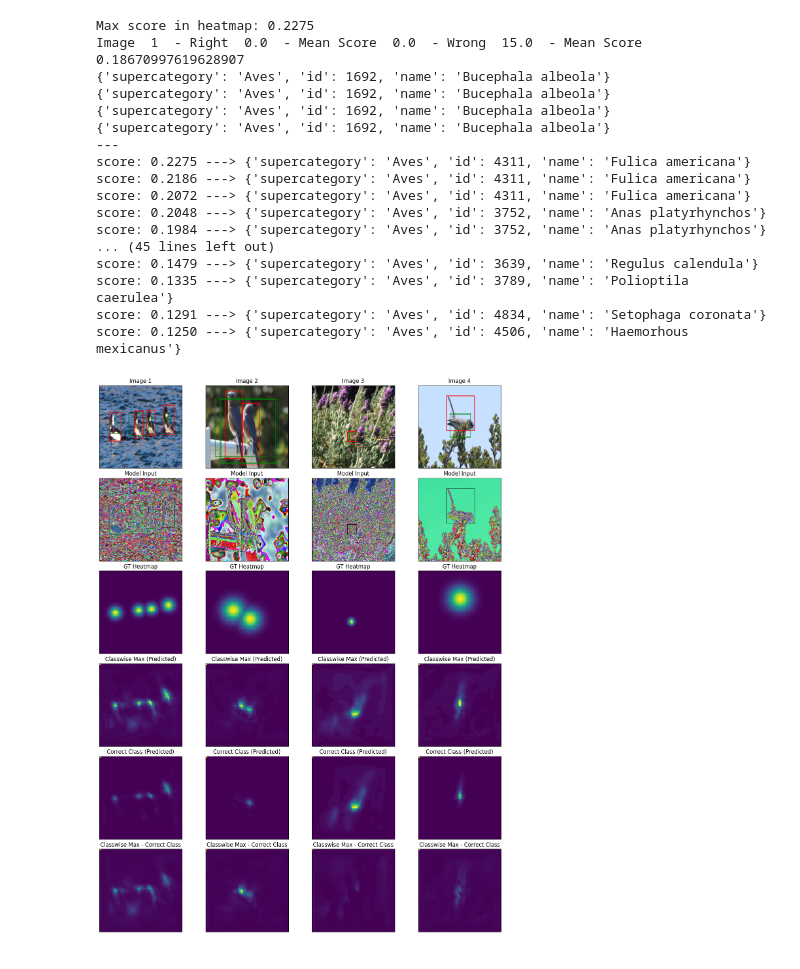
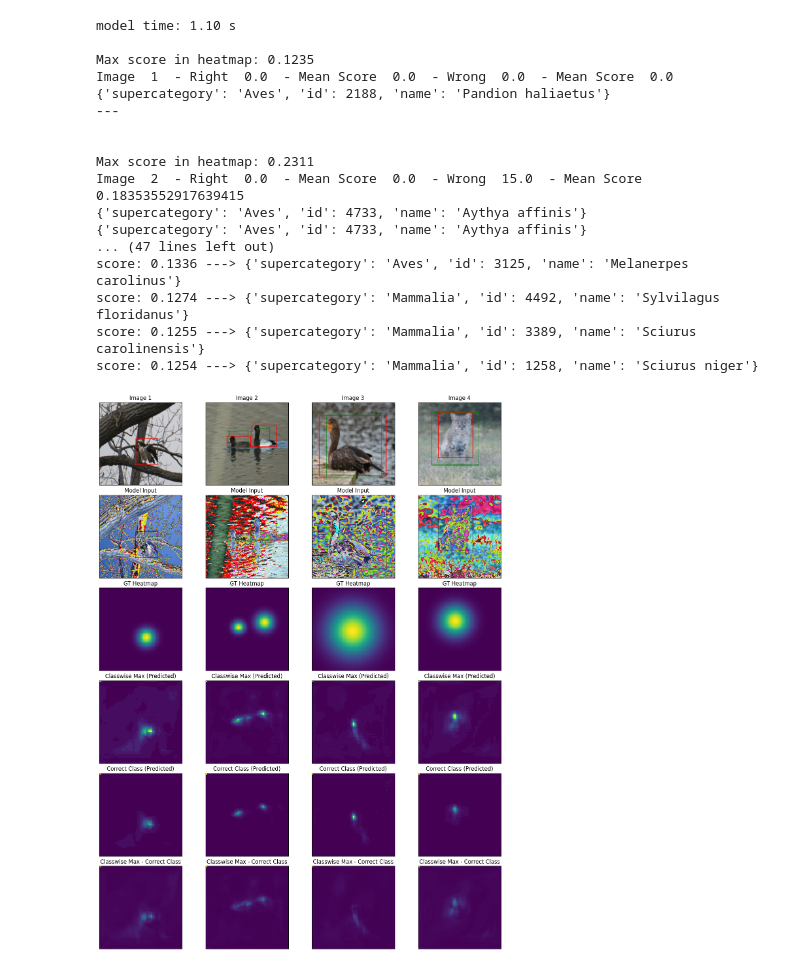
Before and after one commit to MarcelloCeresini/FSOD_CenterNet, a Jupyter notebook: src/notebooks/check_model.ipynb, the cells around one changed output. Drawn from its saved outputs; the diff is of its cells as text; code cells hidden in the pictures.

Commit message:
Added model time in check model notebook

```diff
--- a/src/notebooks/check_model.ipynb
+++ b/src/notebooks/check_model.ipynb
@@ -48,7 +48,7 @@ dataset_base_train, dataset_base_val, dataset_base_test = dataset_gen.get_base_s
     shuffle=True
 )
 
-model.load_state_dict(T.load('../data/weights/from_server/best_model_adjusted.pt', map_location="cpu"))
+model.load_state_dict(T.load('../data/weights/base/best_model_adjusted.pt', map_location="cpu"))
 
 cats = dataset_base_train.dataset.coco.cats
 base_classes = list(cats)
@@ -272,56 +272,62 @@ def showgrid(img, orig_img, heat_gt, heat_pred, land_gt, land_pred):
     plt.show()
 # %%
 import copy
+import time
+
 with T.no_grad():
 
     for counter, (image_batch, labels_batch, original_image_batch, n_landmarks_batch, padded_landmarks) in enumerate(dataset_base_train):
 
         # both image and landmarks will be resized to model_input_size
+        s = time.time()
         reg_pred_batch, heat_base_pred_batch, heat_novel_pred_batch = model(image_batch.to('cpu'))
+        model_time = time.time() - s
+
+        print(f"model time: {model_time:.2f} s")
 
         list_landmarks_pred = []
         list_landmarks_gt = []
 
         for i, (reg_pred, heat_base_pred, n_landmarks) in \
             enumerate(zip(reg_pred_batch, heat_base_pred_batch, n_landmarks_batch)):
             complete_heatmaps = heat_base_pred
 
             idxs_tensor = get_heatmap_maxima_idxs(complete_heatmaps)
 
             landmarks_pred = landmarks_from_idxs(
                 reg_pred,
                 complete_heatmaps,
                 idxs_tensor
             )
 
             landmarks_gt = {
                 "boxes": padded_landmarks["boxes"][i,:n_landmarks,:],
                 "labels": padded_landmarks["labels"][i,:n_landmarks]
             }
 
             list_landmarks_pred.append(landmarks_pred)
             list_landmarks_gt.append(landmarks_gt)
 
         break
 
     showgrid(image_batch, original_image_batch, copy.copy(labels_batch),
              copy.copy(heat_base_pred_batch), list_landmarks_gt, list_landmarks_pred)
 # %% [output]
-Max score in heatmap: 0.2275
-Image  1  - Right  0.0  - Mean Score  0.0  - Wrong  15.0  - Mean Score  0.18670997619628907
-{'supercategory': 'Aves', 'id': 1692, 'name': 'Bucephala albeola'}
-{'supercategory': 'Aves', 'id': 1692, 'name': 'Bucephala albeola'}
-{'supercategory': 'Aves', 'id': 1692, 'name': 'Bucephala albeola'}
-{'supercategory': 'Aves', 'id': 1692, 'name': 'Bucephala albeola'}
+model time: 1.10 s
+
+Max score in heatmap: 0.1235
+Image  1  - Right  0.0  - Mean Score  0.0  - Wrong  0.0  - Mean Score  0.0
+{'supercategory': 'Aves', 'id': 2188, 'name': 'Pandion haliaetus'}
 ---
-score: 0.2275 ---> {'supercategory': 'Aves', 'id': 4311, 'name': 'Fulica americana'}
-score: 0.2186 ---> {'supercategory': 'Aves', 'id': 4311, 'name': 'Fulica americana'}
-score: 0.2072 ---> {'supercategory': 'Aves', 'id': 4311, 'name': 'Fulica americana'}
-score: 0.2048 ---> {'supercategory': 'Aves', 'id': 3752, 'name': 'Anas platyrhynchos'}
-score: 0.1984 ---> {'supercategory': 'Aves', 'id': 3752, 'name': 'Anas platyrhynchos'}
-... (45 lines left out)
-score: 0.1479 ---> {'supercategory': 'Aves', 'id': 3639, 'name': 'Regulus calendula'}
-score: 0.1335 ---> {'supercategory': 'Aves', 'id': 3789, 'name': 'Polioptila caerulea'}
-score: 0.1291 ---> {'supercategory': 'Aves', 'id': 4834, 'name': 'Setophaga coronata'}
-score: 0.1250 ---> {'supercategory': 'Aves', 'id': 4506, 'name': 'Haemorhous mexicanus'}
+
+
+Max score in heatmap: 0.2311
+Image  2  - Right  0.0  - Mean Score  0.0  - Wrong  15.0  - Mean Score  0.18353552917639415
+{'supercategory': 'Aves', 'id': 4733, 'name': 'Aythya affinis'}
+{'supercategory': 'Aves', 'id': 4733, 'name': 'Aythya affinis'}
+... (47 lines left out)
+score: 0.1336 ---> {'supercategory': 'Aves', 'id': 3125, 'name': 'Melanerpes carolinus'}
+score: 0.1274 ---> {'supercategory': 'Mammalia', 'id': 4492, 'name': 'Sylvilagus floridanus'}
+score: 0.1255 ---> {'supercategory': 'Mammalia', 'id': 3389, 'name': 'Sciurus carolinensis'}
+score: 0.1254 ---> {'supercategory': 'Mammalia', 'id': 1258, 'name': 'Sciurus niger'}
-[figure, old version]
+[figure, new version]
```
Also changed, not shown: parts of 1 cell of this notebook.
